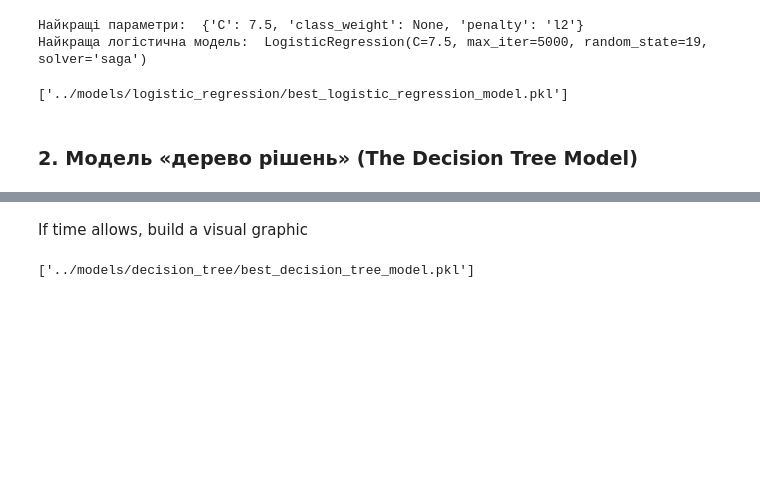
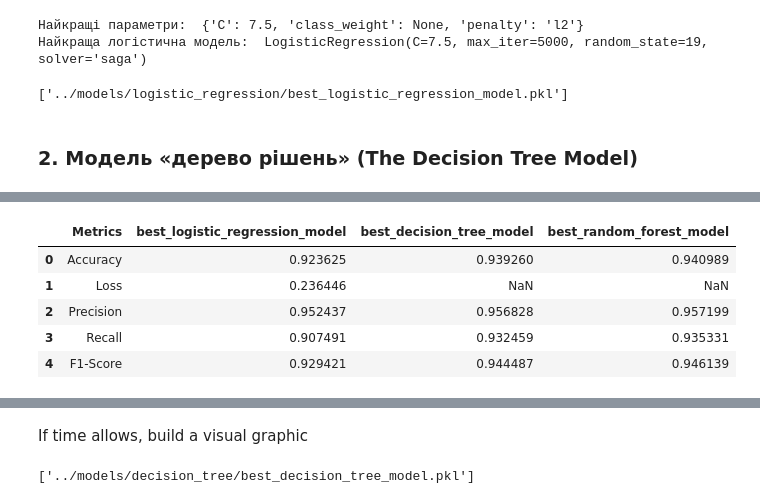
Before and after one commit to MaksimDar/telecom-churn-prediction, a Jupyter notebook: notebooks/02_model_training.ipynb, the cells around one changed output, grey strips where cells are left out. Cells and saved outputs as stored; diff of their text form; code cells hidden in the pictures; blank space fills up the shorter version.

```diff
--- a/notebooks/02_model_training.ipynb
+++ b/notebooks/02_model_training.ipynb
@@ -182,26 +221,39 @@ joblib.dump(best_estimator,model_path)
 # %% [markdown]
 ### 2. Модель «дерево рішень» (The Decision Tree Model)
 # %%
-# 1. Initialize the model
+# 1. Українська версія: Ініціалізувати модель
+#    English version: Initialize the model
+
 decision_tree_model = DecisionTreeClassifier(random_state=19)
 
-# 2. Parameters definition
+# 2. Українська версія: Вибір параметрів
+#    English version: Parameter selection
+
 param_grid = {
-    'criterion': ['gini', 'entropy'],
-    'max_depth': [3, 5, 10, None],
-    'min_samples_leaf': [1, 2, 4]
+    'criterion': ['entropy'],
+    'max_depth': [8,9,10],
+    'min_samples_leaf': [2,3, 4]
 }
-# 3. Classifier
+# 3. Українська версія: Classificator
+#    English version: Класифікатор
+
 clf_dt = GridSearchCV(estimator=decision_tree_model,param_grid=param_grid,cv=10)
+num_step_dt += 1
 
-# 4. Training
+# 4. Українська версія: Навчання
+#    English version: Fitting
+
 clf_dt.fit(X_train_scaled, y_train)
 
-# 5. Prediction
+# 5. Українська версія: Прогнози
+#    English version: Predictions
 y_pred_dt = clf_dt.predict(X_test_scaled)
-
-# 6. Calculate accuracy and other metrics
-acc_dt = accuracy_score(y_test, y_pred_dt)
-class_report_dt = classification_report(y_test, y_pred_dt)
+# %%
+# 6. Українська версія: Точність та інші показники
+#    English version: Accuracy and other metrics
+
+acc_dt = accuracy_score(y_test, y_pred_dt)
+class_report_dt = classification_report(y_test, y_pred_dt,output_dict=True)
+class_report_dt_str = classification_report(y_test, y_pred_dt)
 # %%
 acc_dt_rounded = round(acc_dt * 100, 2)
@@ -223,0 +283,15 @@ weighted avg       0.94      0.94      0.94     14455
+# %%
+precision_churn_dt = class_report_dt['1']['precision']
+recall_churn_dt = class_report_dt['1']['recall']
+f1_churn_dt = class_report_dt['1']['f1-score']
+
+final_comparison_churn_df['best_decision_tree_model'] = [acc_dt,None,precision_churn_dt,recall_churn_dt,
+                                                                             f1_churn_dt]
+final_comparison_churn_df
+# %% [output]
+|  | Metrics | best_logistic_regression_model | best_decision_tree_model | best_random_forest_model |
+| 0 | Accuracy | 0.923625 | 0.939260 | 0.940989 |
+| 1 | Loss | 0.236446 | NaN | NaN |
+| 2 | Precision | 0.952437 | 0.956828 | 0.957199 |
+| 3 | Recall | 0.907491 | 0.932459 | 0.935331 |
+| 4 | F1-Score | 0.929421 | 0.944487 | 0.946139 |
```
Also changed, not shown: parts of 32 cells of this notebook, 1 other file.
